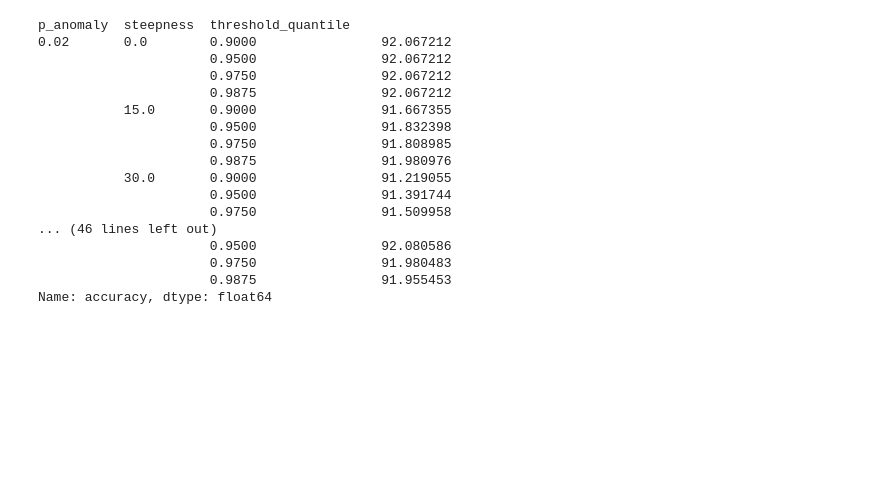
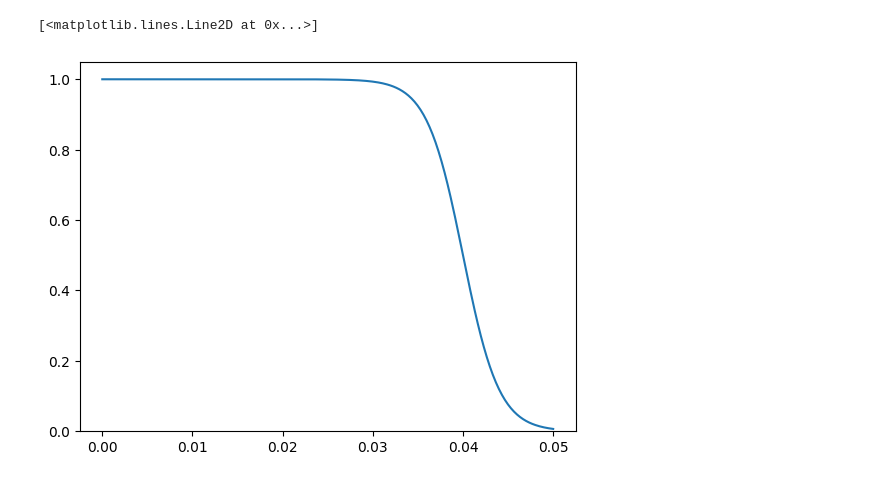
Before and after one commit to lucasczz/OLRONN, a Jupyter notebook: notebooks/contam_filtering.ipynb, the cells around one changed output. Cells and saved outputs as stored; diff of their text form; code cells hidden in the pictures; blank space fills up the shorter version.

Commit message:
feat: update plots

```diff
--- a/notebooks/contam_filtering.ipynb
+++ b/notebooks/contam_filtering.ipynb
@@ -110,21 +67,12 @@ dfr.loc[idcs_best]
-# %%
-dfm = df.groupby(parameters)['accuracy'].mean()
-dfm.xs('ood_class', level=0)
-# %% [output]
-p_anomaly  steepness  threshold_quantile
-0.02       0.0        0.9000                92.067212
-                      0.9500                92.067212
-                      0.9750                92.067212
-                      0.9875                92.067212
-           15.0       0.9000                91.667355
-                      0.9500                91.832398
-                      0.9750                91.808985
-                      0.9875                91.980976
-           30.0       0.9000                91.219055
-                      0.9500                91.391744
-                      0.9750                91.509958
-... (46 lines left out)
-                      0.9500                92.080586
-                      0.9750                91.980483
-                      0.9875                91.955453
-Name: accuracy, dtype: float64
+# %%
+# Visualize soft threshold
+threshold = .04
+steepness = 20 / threshold
+x = np.linspace(0, 0.05, 300)
+y = 1 / (1 + np.exp(steepness * (x - threshold)))
+fig, ax = plt.subplots()
+ax.set_ylim(0, 1.05)
+ax.plot(x, y)
+# %% [output]
+[<matplotlib.lines.Line2D at 0x...>]
+[figure, new version]
```
Also changed, not shown: parts of 6 cells of this notebook, 7 other files.
